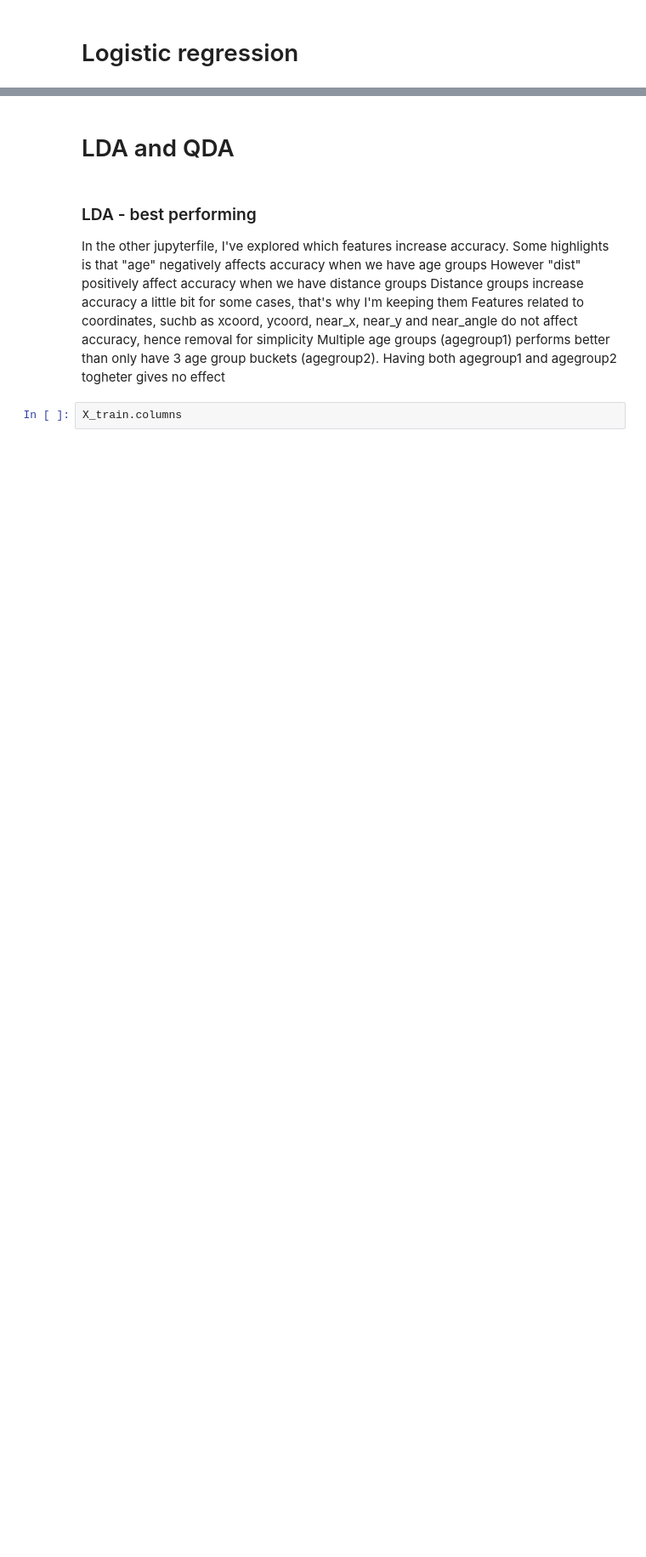
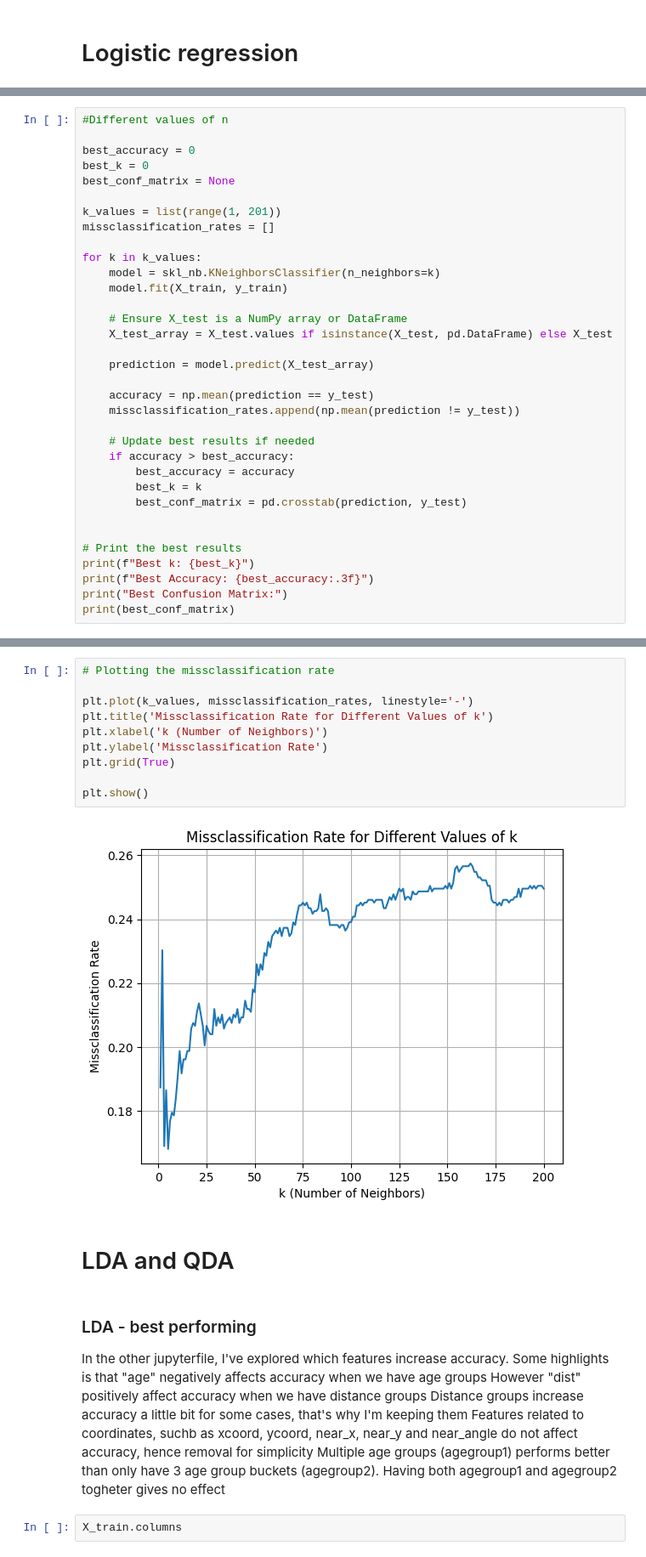
Before and after one commit to elisehammarstrom/statistical_machine_learning, a Jupyter notebook: sml_exploration.ipynb, the cells around one changed output, grey strips where cells are left out. Shown at 85% size. Cells and saved outputs as stored; diff of their text form; blank space fills up the shorter version.

```diff
--- a/sml_exploration.ipynb
+++ b/sml_exploration.ipynb
@@ -500,0 +523,34 @@ Best LogReg model: Model 3 with accuracy 0.93
+# %%
+#Different values of n
+
+best_accuracy = 0
+best_k = 0
+best_conf_matrix = None
+
+k_values = list(range(1, 201))
+missclassification_rates = []
+
+for k in k_values:
+    model = skl_nb.KNeighborsClassifier(n_neighbors=k)
+    model.fit(X_train, y_train)
+
+    # Ensure X_test is a NumPy array or DataFrame
+    X_test_array = X_test.values if isinstance(X_test, pd.DataFrame) else X_test
+
+    prediction = model.predict(X_test_array)
+
+    accuracy = np.mean(prediction == y_test)
+    missclassification_rates.append(np.mean(prediction != y_test))
+
+    # Update best results if needed
+    if accuracy > best_accuracy:
+        best_accuracy = accuracy
+        best_k = k
+        best_conf_matrix = pd.crosstab(prediction, y_test)
+
+
+# Print the best results
+print(f"Best k: {best_k}")
+print(f"Best Accuracy: {best_accuracy:.3f}")
+print("Best Confusion Matrix:")
+print(best_conf_matrix)
@@ -501,3 +565,15 @@ Best LogReg model: Model 3 with accuracy 0.93
+# %%
+# Plotting the missclassification rate
+
+plt.plot(k_values, missclassification_rates, linestyle='-')
+plt.title('Missclassification Rate for Different Values of k')
+plt.xlabel('k (Number of Neighbors)')
+plt.ylabel('Missclassification Rate')
+plt.grid(True)
+
+plt.show()
+# %% [output]
+[figure, added]
 # %% [markdown]
 # LDA and QDA
 # %% [markdown]
```
Also changed, not shown: parts of 7 cells of this notebook.
